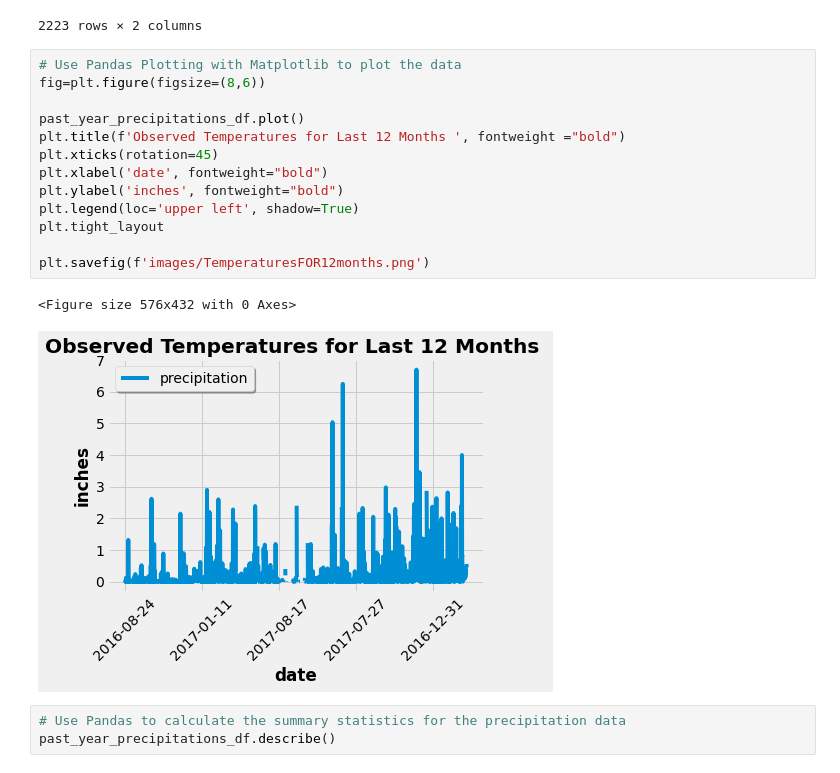
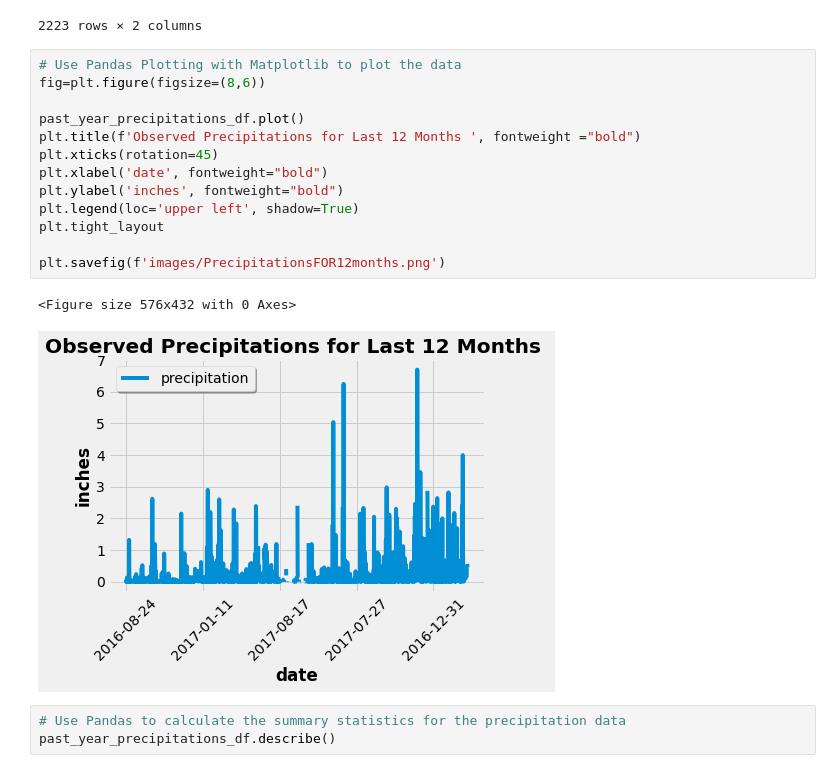
Before and after one commit to mugsiemx/sqlalchemy-challenge, a Jupyter notebook: SurfsUp/climate_analysis.ipynb, the cells around one changed output. Saved outputs shown, nothing was run; the diff lists cells and outputs as text.

```diff
--- a/SurfsUp/climate_analysis.ipynb
+++ b/SurfsUp/climate_analysis.ipynb
@@ -149,19 +149,19 @@ past_year_precipitations_df
 # %%
 # Use Pandas Plotting with Matplotlib to plot the data
 fig=plt.figure(figsize=(8,6))
 
 past_year_precipitations_df.plot()
-plt.title(f'Observed Temperatures for Last 12 Months ', fontweight ="bold")
+plt.title(f'Observed Precipitations for Last 12 Months ', fontweight ="bold")
 plt.xticks(rotation=45)
 plt.xlabel('date', fontweight="bold")
 plt.ylabel('inches', fontweight="bold")
 plt.legend(loc='upper left', shadow=True)
 plt.tight_layout
 
-plt.savefig(f'images/TemperaturesFOR12months.png')
+plt.savefig(f'images/PrecipitationsFOR12months.png')
 # %% [output]
 <Figure size 576x432 with 0 Axes>
-[figure, old version]
+[figure, new version]
 # %%
 # Use Pandas to calculate the summary statistics for the precipitation data
 past_year_precipitations_df.describe()
```
Also changed, not shown: parts of 1 cell of this notebook, 3 other files.
